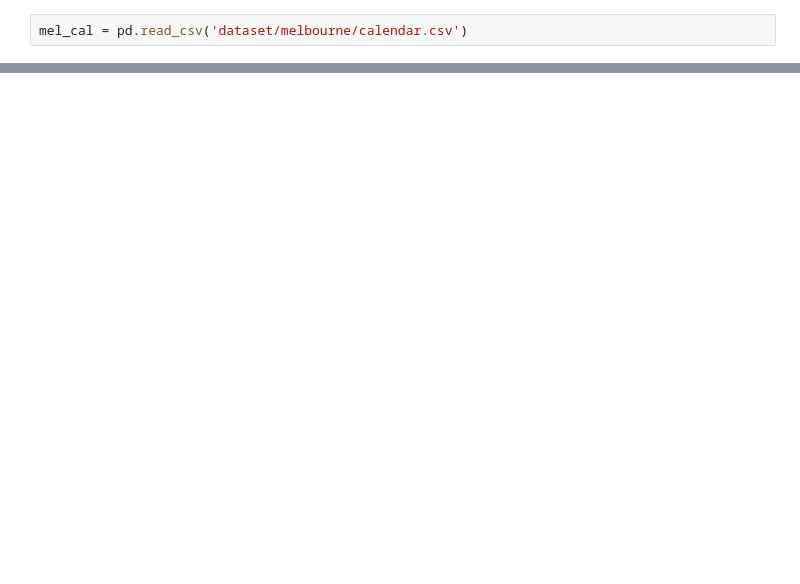
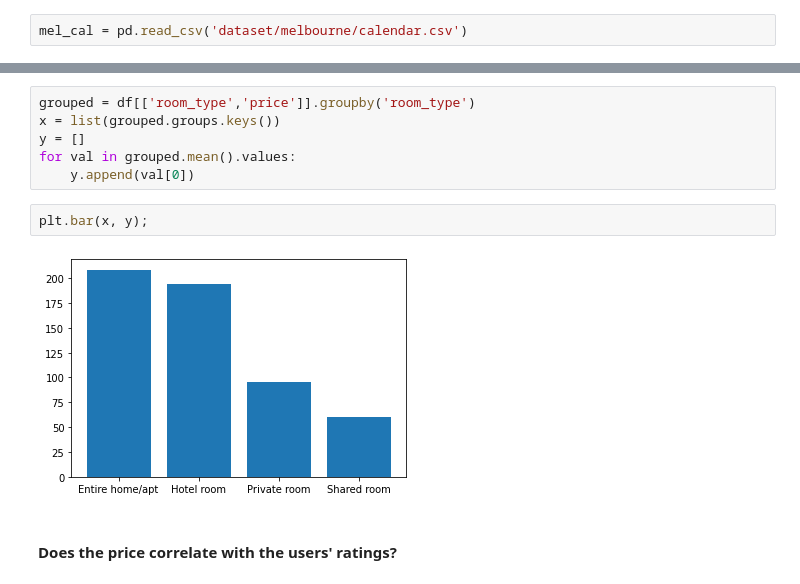
Before and after one commit to boa50/airbnb-analysis, a Jupyter notebook: notebook.ipynb, the cells around one changed output, grey strips where cells are left out. Saved outputs shown, nothing was run; the diff lists cells and outputs as text; blank space fills up the shorter version.

```diff
--- a/notebook.ipynb
+++ b/notebook.ipynb
@@ -32,0 +186,12 @@ Name: available, dtype: int64
+# %%
+grouped = df[['room_type','price']].groupby('room_type')
+x = list(grouped.groups.keys())
+y = []
+for val in grouped.mean().values:
+    y.append(val[0])
+# %%
+plt.bar(x, y);
+# %% [output]
+[figure, added]
+# %% [markdown]
+#### Does the price correlate with the users' ratings?
```
Also changed, not shown: parts of 34 cells of this notebook.
